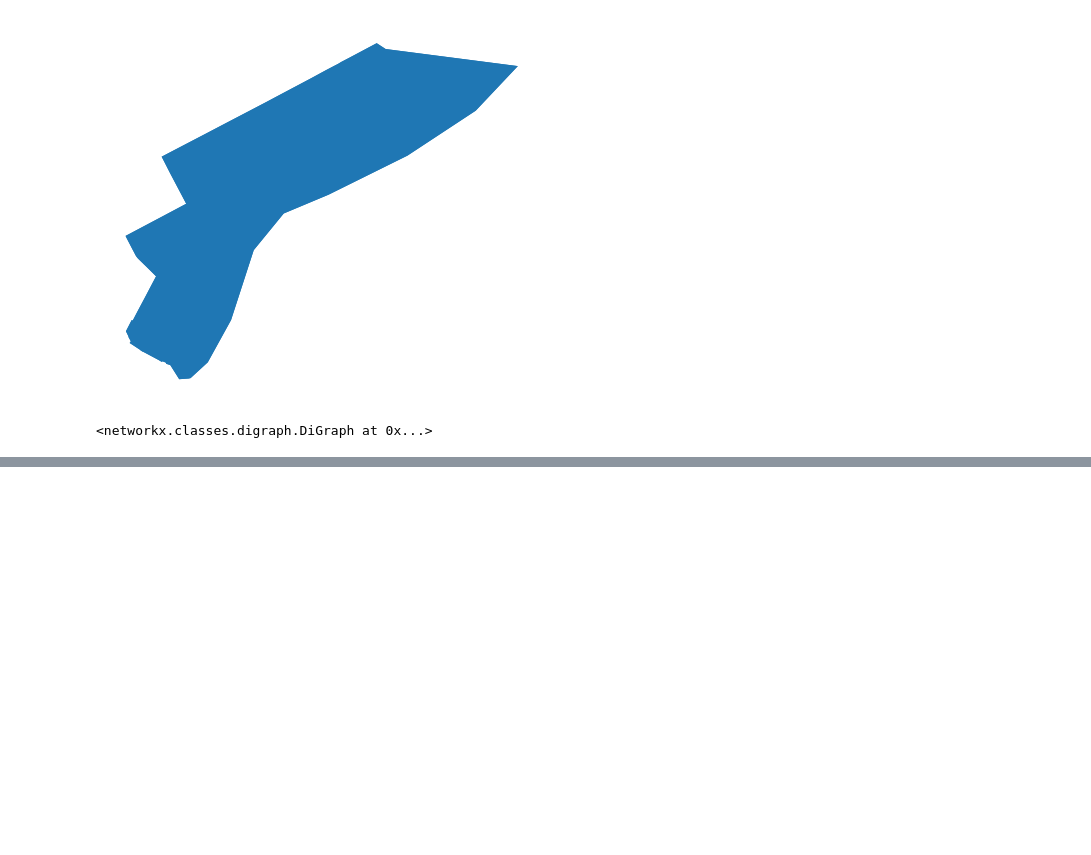
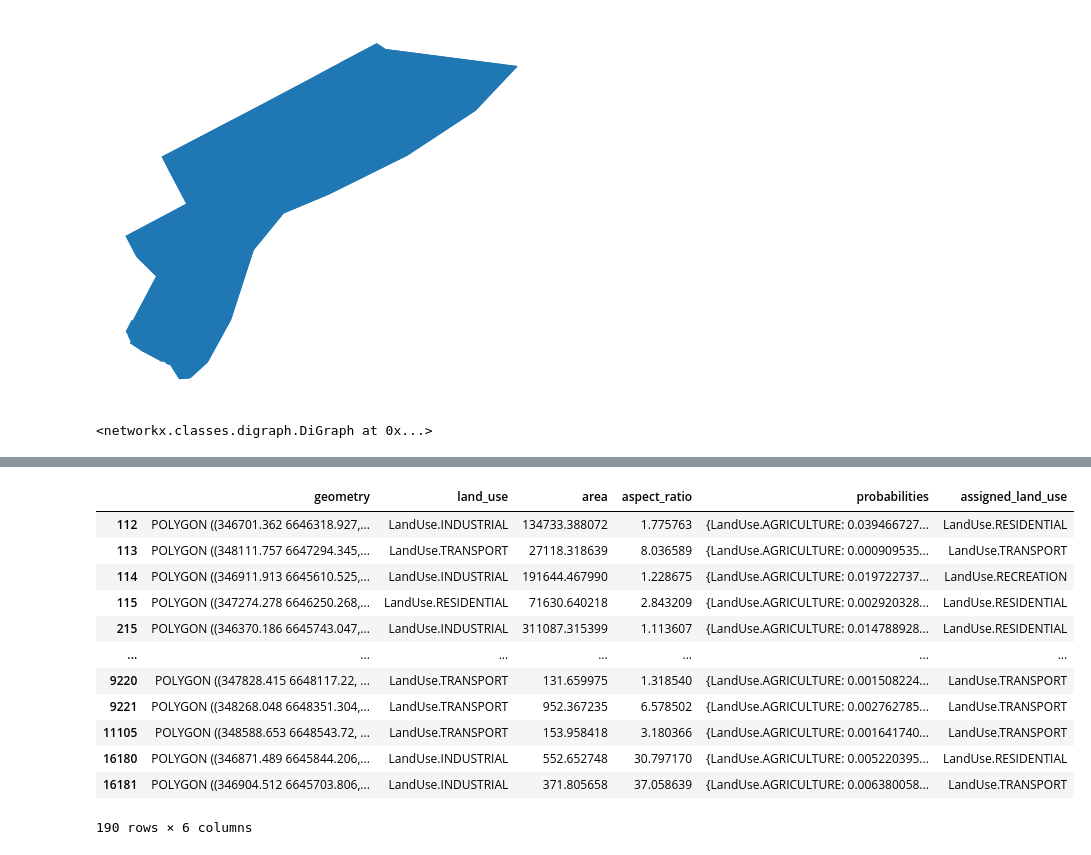
Before and after one commit to vasilstar97/lu-igi, a Jupyter notebook: examples/pygad_optimizer.ipynb, the cells around one changed output, grey strips where cells are left out. Cells and saved outputs as stored; diff of their text form; code cells hidden in the pictures; blank space fills up the shorter version.

```diff
--- a/examples/pygad_optimizer.ipynb
+++ b/examples/pygad_optimizer.ipynb
@@ -41,0 +53,16 @@ blocks_gdf, ga_instance = pygad_optimizer.run(territory_gdf, target_lu_shares, s
+# %%
+blocks_gdf
+# %% [output]
+|  | geometry | land_use | area | aspect_ratio | probabilities | assigned_land_use |
+| 112 | POLYGON ((346701.362 6646318.927,... | LandUse.INDUSTRIAL | 134733.388072 | 1.775763 | {LandUse.AGRICULTURE: 0.039466727... | LandUse.RESIDENTIAL |
+| 113 | POLYGON ((348111.757 6647294.345,... | LandUse.TRANSPORT | 27118.318639 | 8.036589 | {LandUse.AGRICULTURE: 0.000909535... | LandUse.TRANSPORT |
+| 114 | POLYGON ((346911.913 6645610.525,... | LandUse.INDUSTRIAL | 191644.467990 | 1.228675 | {LandUse.AGRICULTURE: 0.019722737... | LandUse.RECREATION |
+| 115 | POLYGON ((347274.278 6646250.268,... | LandUse.RESIDENTIAL | 71630.640218 | 2.843209 | {LandUse.AGRICULTURE: 0.002920328... | LandUse.RESIDENTIAL |
+| 215 | POLYGON ((346370.186 6645743.047,... | LandUse.INDUSTRIAL | 311087.315399 | 1.113607 | {LandUse.AGRICULTURE: 0.014788928... | LandUse.RESIDENTIAL |
+| ... | ... | ... | ... | ... | ... | ... |
+| 9220 | POLYGON ((347828.415 6648117.22, ... | LandUse.TRANSPORT | 131.659975 | 1.318540 | {LandUse.AGRICULTURE: 0.001508224... | LandUse.TRANSPORT |
+| 9221 | POLYGON ((348268.048 6648351.304,... | LandUse.TRANSPORT | 952.367235 | 6.578502 | {LandUse.AGRICULTURE: 0.002762785... | LandUse.TRANSPORT |
+| 11105 | POLYGON ((348588.653 6648543.72, ... | LandUse.TRANSPORT | 153.958418 | 3.180366 | {LandUse.AGRICULTURE: 0.001641740... | LandUse.TRANSPORT |
+| 16180 | POLYGON ((346871.489 6645844.206,... | LandUse.INDUSTRIAL | 552.652748 | 30.797170 | {LandUse.AGRICULTURE: 0.005220395... | LandUse.RESIDENTIAL |
+| 16181 | POLYGON ((346904.512 6645703.806,... | LandUse.INDUSTRIAL | 371.805658 | 37.058639 | {LandUse.AGRICULTURE: 0.006380058... | LandUse.TRANSPORT |
+190 rows × 6 columns
```
Also changed, not shown: parts of 9 cells of this notebook, 3 other files.
